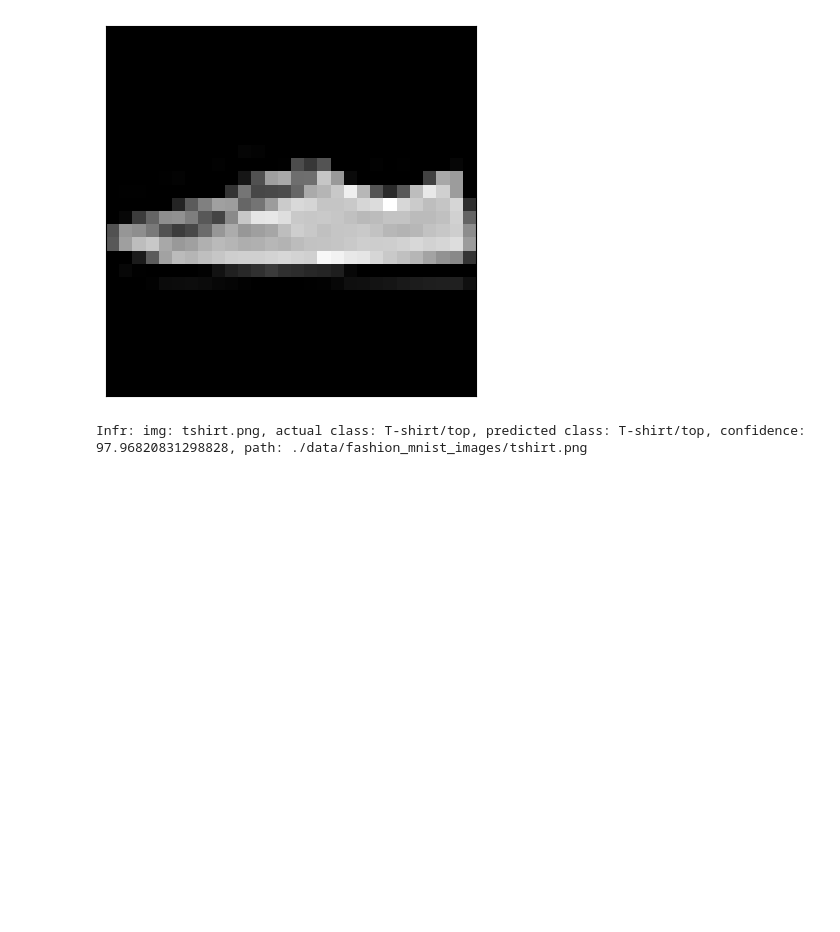
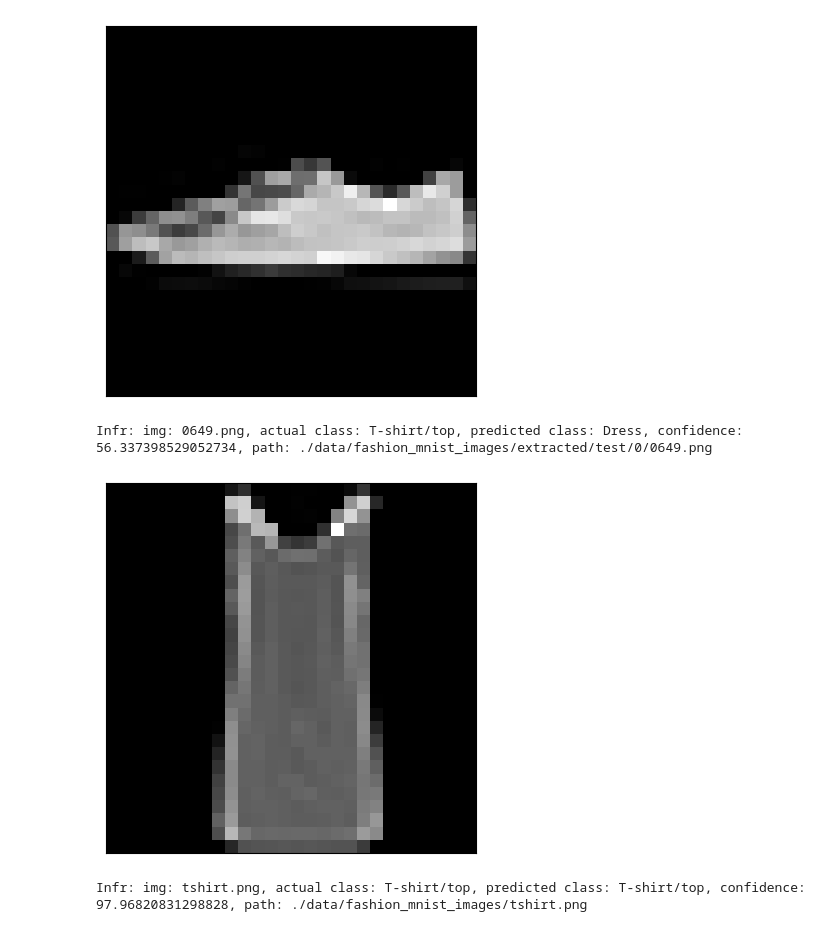
Before and after one commit to Liamdoult/fashion_mnist, a Jupyter notebook: fashion_mnist.ipynb, the cells around one changed output. Drawn from its saved outputs; the diff is of its cells as text; code cells hidden in the pictures; blank space fills up the shorter version.

Commit message:
Add incorrect prediction inspection

```diff
--- a/fashion_mnist.ipynb
+++ b/fashion_mnist.ipynb
@@ -176,6 +176,21 @@ sample.draw()
 # %% [output]
 Infr: img: 0499.png, actual class: Sneaker, predicted class: Sneaker, confidence: 99.59051513671875, path: ./data/fashion_mnist_images/extracted/test/7/0499.png
 [figure]
+# %%
+"""
+Inspect incorrect prediction
+"""
+random.shuffle(test_imgs)
+for img in test_imgs:
+    prediction, confidence = infr(simple_model, img.img_tensor);
+    if img.classification != prediction:
+        break
+
+print(f"Infr: img: {img.name}, actual class: {CLASSES[img.classification]}, predicted class: {CLASSES[prediction]}, confidence: {confidence}, path: ./{img.path}/{img.name}")
+img.draw()
+# %% [output]
+Infr: img: 0649.png, actual class: T-shirt/top, predicted class: Dress, confidence: 56.337398529052734, path: ./data/fashion_mnist_images/extracted/test/0/0649.png
+[figure, added]
 # %%
 """
 Test out of dataset T-Shirt
```
